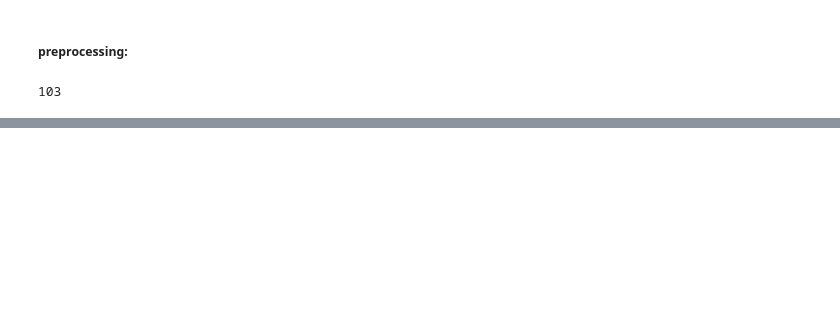
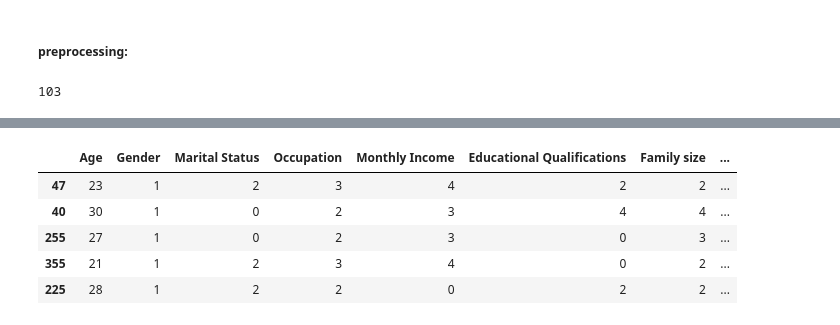
Before and after one commit to montmsn/ML_online_food_dataset, a Jupyter notebook: main.ipynb, the cells around one changed output, grey strips where cells are left out. Cells and saved outputs as stored; diff of their text form; code cells hidden in the pictures; blank space fills up the shorter version.

```diff
--- a/main.ipynb
+++ b/main.ipynb
@@ -66,4 +77,4 @@ df.sample(5)
 # %%
 standard_scaler = StandardScaler()
-standard_scaler.fit_transform
+standard_scaler.fit_transform(df)
 # %% [output]
@@ -70,0 +94,9 @@ standard_scaler.fit_transform
+# %%
+df.sample(5)
+# %% [output]
+|  | Age | Gender | Marital Status | Occupation | Monthly Income | Educational Qualifications | Family size | ... |
+| 47 | 23 | 1 | 2 | 3 | 4 | 2 | 2 | ... |
+| 40 | 30 | 1 | 0 | 2 | 3 | 4 | 4 | ... |
+| 255 | 27 | 1 | 0 | 2 | 3 | 0 | 3 | ... |
+| 355 | 21 | 1 | 2 | 3 | 4 | 0 | 2 | ... |
+| 225 | 28 | 1 | 2 | 2 | 0 | 2 | 2 | ... |
```
Also changed, not shown: parts of 6 cells of this notebook.
